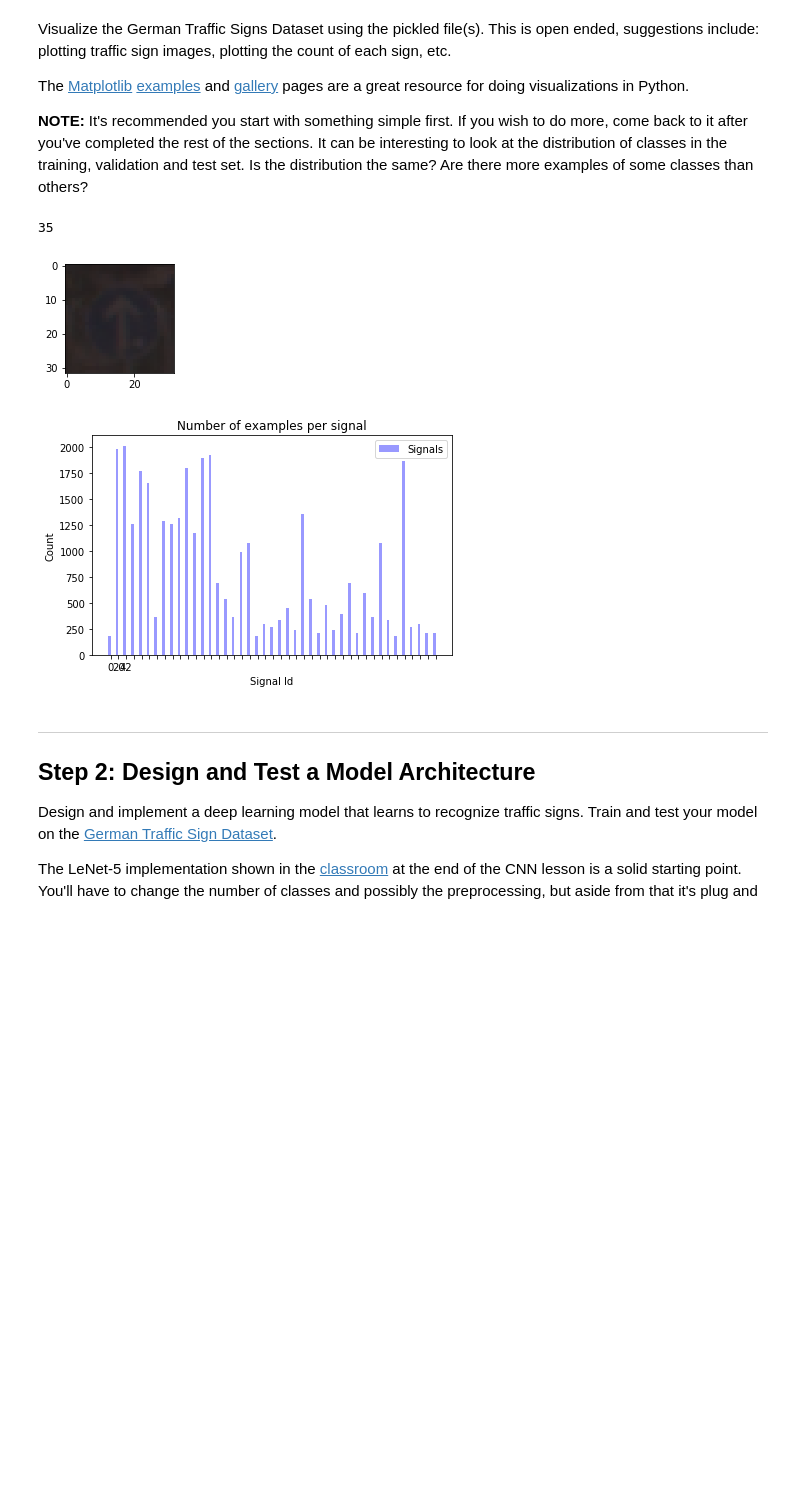
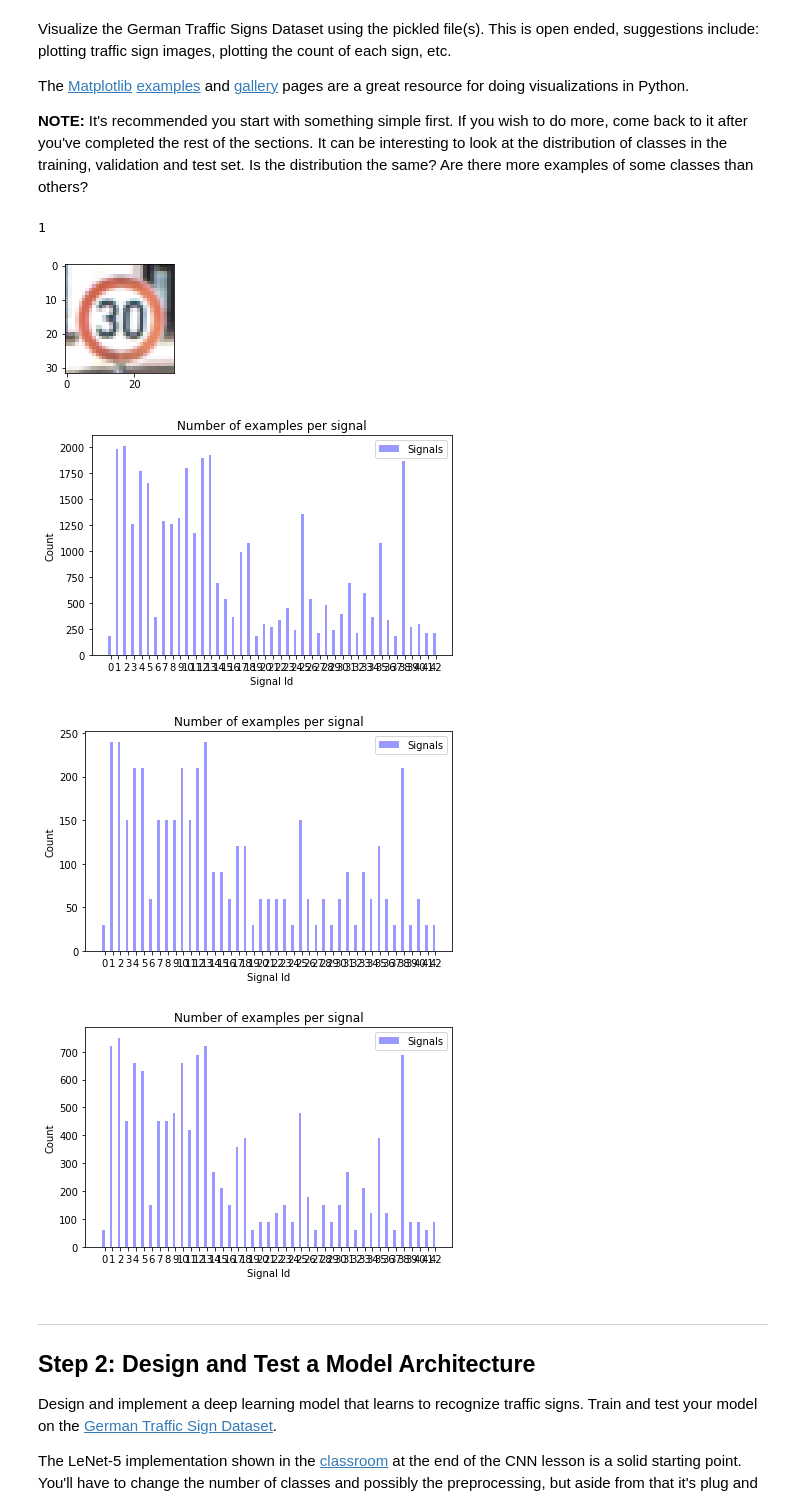
Before and after one commit to mccorby/Course-SDC, a Jupyter notebook: Term1/CarND-Traffic-Sign-Classifier-Project/Traffic_Sign_Classifier.ipynb, the cells around one changed output. Drawn from its saved outputs; the diff is of its cells as text; code cells hidden in the pictures; blank space fills up the shorter version.

```diff
--- a/Term1/CarND-Traffic-Sign-Classifier-Project/Traffic_Sign_Classifier.ipynb
+++ b/Term1/CarND-Traffic-Sign-Classifier-Project/Traffic_Sign_Classifier.ipynb
@@ -25,7 +25,7 @@ import pickle
 import os
 
 # TODO: Fill this in based on where you saved the training and testing data
-data_dir = '../../../data/traffic-signs-data/'
+data_dir = './traffic-signs-data/'
 training_file = os.path.join(data_dir, 'train.p')
 validation_file= os.path.join(data_dir, 'valid.p')
 testing_file = os.path.join(data_dir, 'test.p')
@@ -112,40 +112,44 @@ def show_random_image():
     print(y_train[index])
 
 
-def plot_count_signals():
-    signals, count = np.unique(y_train, return_counts=True)
+def plot_count_signals(data):
+    signals, count = np.unique(data, return_counts=True)
     n_groups = len(count)
 
     # Create a figure and a set of subplots
     # This utility wrapper makes it convenient to create
     # common layouts of subplots, including the enclosing figure object, in a single call.
     fig, ax = plt.subplots()
 
     index = np.arange(n_groups)
     bar_width = 0.35
 
     opacity = 0.4
 
     rects1 = plt.bar(index, count, bar_width,
                      alpha=opacity,
                      color='b',
                      label='Signals')
 
     plt.xlabel('Signal Id')
     plt.ylabel('Count')
     plt.title('Number of examples per signal')
     plt.xticks(index + bar_width / 2, signals)
     plt.legend()
 
     plt.tight_layout()
     plt.show()
 
 show_random_image()
-plot_count_signals()
+plot_count_signals(y_train)
+plot_count_signals(y_valid)
+plot_count_signals(y_test)
 # %% [output]
-35
+1
-[figure, old version]
+[figure, new version]
-[figure, old version]
+[figure, new version]
+[figure, added]
+[figure, added]
 # %% [markdown]
 ----
 
```
Also changed, not shown: parts of 8 cells of this notebook.
